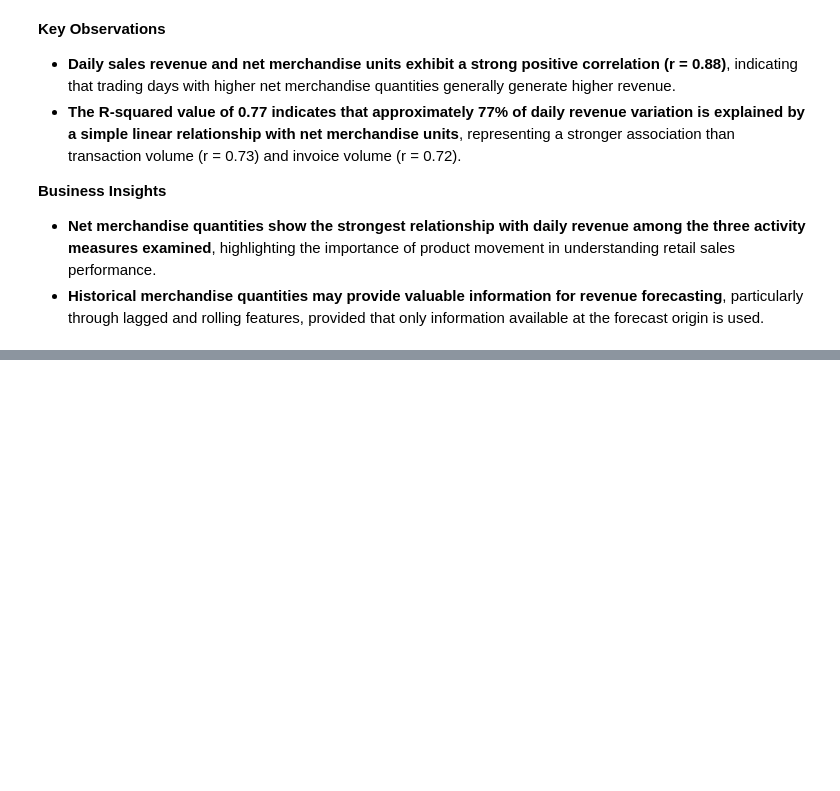
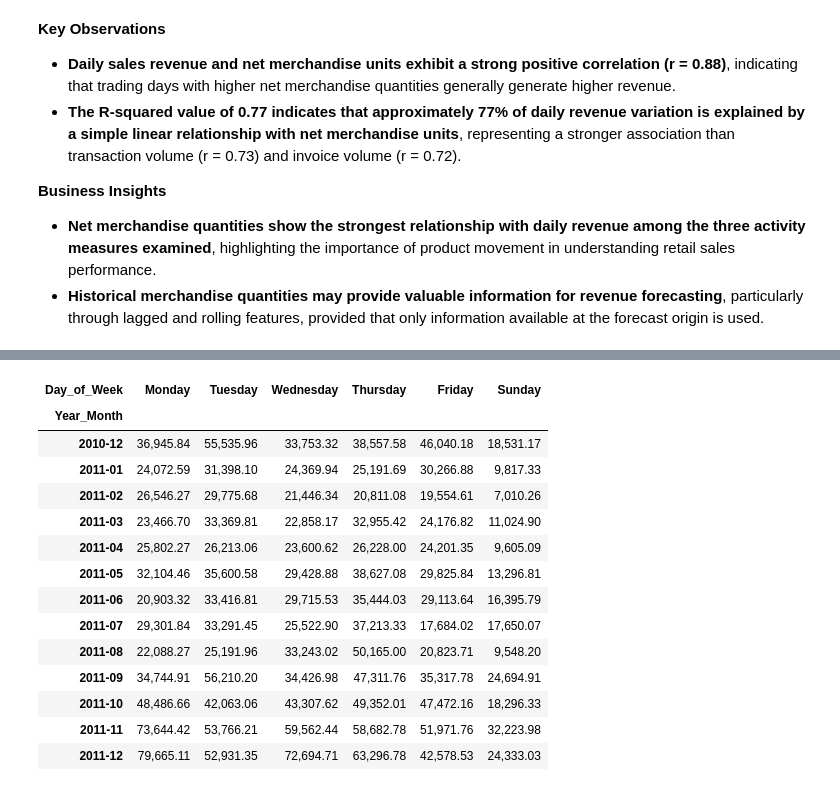
Before and after one commit to TejasMJ/Retail-Sales-Dynamics, a Jupyter notebook: notebooks/02_exploratory_data_analysis.ipynb, the cells around one changed output, grey strips where cells are left out. Cells and saved outputs as stored; diff of their text form; code cells hidden in the pictures; blank space fills up the shorter version.

```diff
--- a/notebooks/02_exploratory_data_analysis.ipynb
+++ b/notebooks/02_exploratory_data_analysis.ipynb
@@ -1285,0 +1352,79 @@ display(units_relationship_summary)
+# %%
+revenue_calendar_df = daily_revenue.rename("Daily_Revenue").reset_index()
+
+revenue_calendar_df["Year_Month"] = (
+    revenue_calendar_df["Transaction_Date"].dt.to_period("M").astype(str)
+)
+
+revenue_calendar_df["Day_of_Week"] = (
+    revenue_calendar_df["Transaction_Date"].dt.day_name()
+)
+
+weekday_order = [
+    "Monday", "Tuesday", "Wednesday",
+    "Thursday", "Friday", "Sunday"
+]
+
+calendar_summary = (
+    revenue_calendar_df.groupby(["Year_Month", "Day_of_Week"])
+    .agg(
+        Mean_Revenue=("Daily_Revenue", "mean"),
+        Trading_Days=("Daily_Revenue", "count")
+    )
+    .reset_index()
+)
+
+revenue_heatmap = calendar_summary.pivot(
+    index="Year_Month",
+    columns="Day_of_Week",
+    values="Mean_Revenue"
+).reindex(columns=weekday_order)
+
+trading_days_heatmap = calendar_summary.pivot(
+    index="Year_Month",
+    columns="Day_of_Week",
+    values="Trading_Days"
+).reindex(columns=weekday_order)
+
+fig = go.Figure(
+    data=go.Heatmap(
+        z=revenue_heatmap.values,
+        x=revenue_heatmap.columns,
+        y=revenue_heatmap.index,
+        colorscale="Blues",
+        colorbar=dict(title="Average Revenue"),
+        customdata=trading_days_heatmap.values,
+        hovertemplate=(
+            "Month: %{y}"
+            "<br>Day: %{x}"
+            "<br>Average Revenue: %{z:,.2f}"
+            "<br>Trading Days: %{customdata:.0f}"
+            "<extra></extra>"
+        )
+    )
+)
+
+fig.update_layout(
+    title=dict(
+        text="Average Daily Sales Revenue by Month and Day of the Week",
+        x=0.5,
+        xanchor="center"
+    ),
+    xaxis_title="Day of the Week",
+    yaxis_title="Month",
+    template="plotly_white",
+    width=1100,
+    height=650,
+    font=dict(size=13)
+)
+
+fig.update_yaxes(autorange="reversed")
+
+fig.show()
+
+print("Average Daily Revenue by Month and Weekday:")
+display(revenue_heatmap.round(2))
+
+print("\nTrading Days by Month and Weekday:")
+display(trading_days_heatmap.fillna(0).astype(int))
+# %% [output]
@@ -1285,0 +1432,15 @@ display(units_relationship_summary)
+| Day_of_Week | Monday | Tuesday | Wednesday | Thursday | Friday | Sunday |
+| Year_Month |  |  |  |  |  |  |
+| 2010-12 | 36,945.84 | 55,535.96 | 33,753.32 | 38,557.58 | 46,040.18 | 18,531.17 |
+| 2011-01 | 24,072.59 | 31,398.10 | 24,369.94 | 25,191.69 | 30,266.88 | 9,817.33 |
+| 2011-02 | 26,546.27 | 29,775.68 | 21,446.34 | 20,811.08 | 19,554.61 | 7,010.26 |
+| 2011-03 | 23,466.70 | 33,369.81 | 22,858.17 | 32,955.42 | 24,176.82 | 11,024.90 |
+| 2011-04 | 25,802.27 | 26,213.06 | 23,600.62 | 26,228.00 | 24,201.35 | 9,605.09 |
+| 2011-05 | 32,104.46 | 35,600.58 | 29,428.88 | 38,627.08 | 29,825.84 | 13,296.81 |
+| 2011-06 | 20,903.32 | 33,416.81 | 29,715.53 | 35,444.03 | 29,113.64 | 16,395.79 |
+| 2011-07 | 29,301.84 | 33,291.45 | 25,522.90 | 37,213.33 | 17,684.02 | 17,650.07 |
+| 2011-08 | 22,088.27 | 25,191.96 | 33,243.02 | 50,165.00 | 20,823.71 | 9,548.20 |
+| 2011-09 | 34,744.91 | 56,210.20 | 34,426.98 | 47,311.76 | 35,317.78 | 24,694.91 |
+| 2011-10 | 48,486.66 | 42,063.06 | 43,307.62 | 49,352.01 | 47,472.16 | 18,296.33 |
+| 2011-11 | 73,644.42 | 53,766.21 | 59,562.44 | 58,682.78 | 51,971.76 | 32,223.98 |
+| 2011-12 | 79,665.11 | 52,931.35 | 72,694.71 | 63,296.78 | 42,578.53 | 24,333.03 |
```
Also changed, not shown: parts of 10 cells of this notebook.
